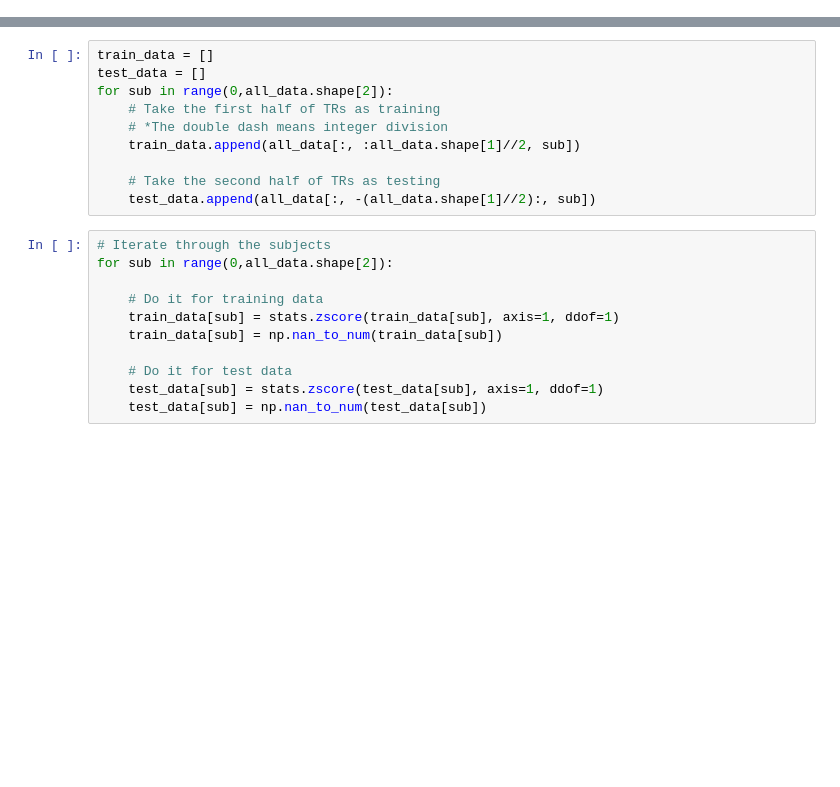
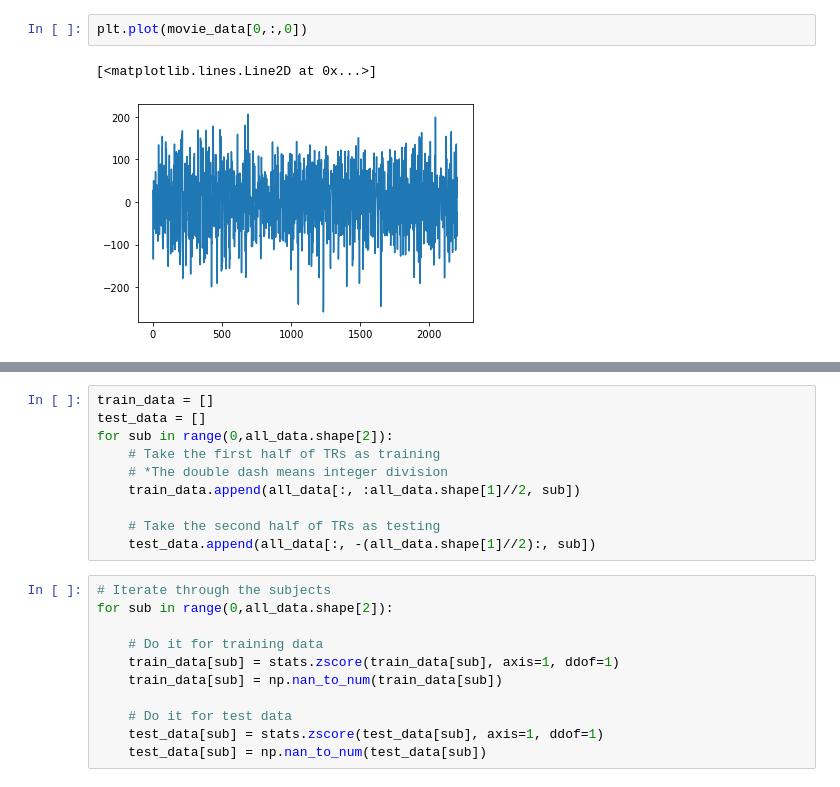
Before and after one commit to vayzenb/ginn, a Jupyter notebook: fmri/run_srm.ipynb, the cells around one changed output, grey strips where cells are left out. Cells and saved outputs as stored; diff of their text form; blank space fills up the shorter version.

```diff
--- a/fmri/run_srm.ipynb
+++ b/fmri/run_srm.ipynb
@@ -36,0 +53,5 @@ age = 18
+# %%
+plt.plot(movie_data[0,:,0])
+# %% [output]
+[<matplotlib.lines.Line2D at 0x...>]
+[figure, added]
```
Also changed, not shown: parts of 23 cells of this notebook, 4 other files.
